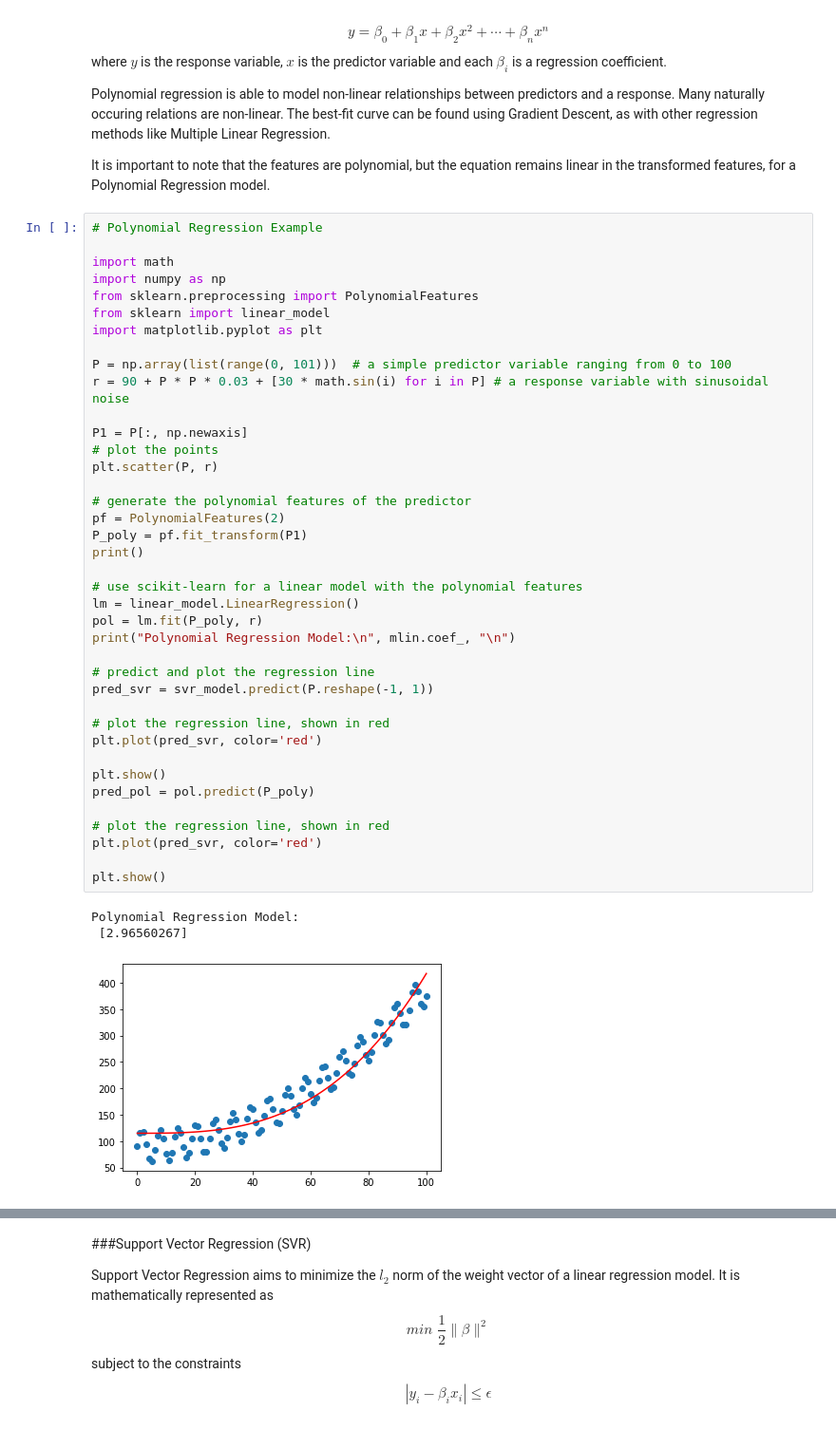
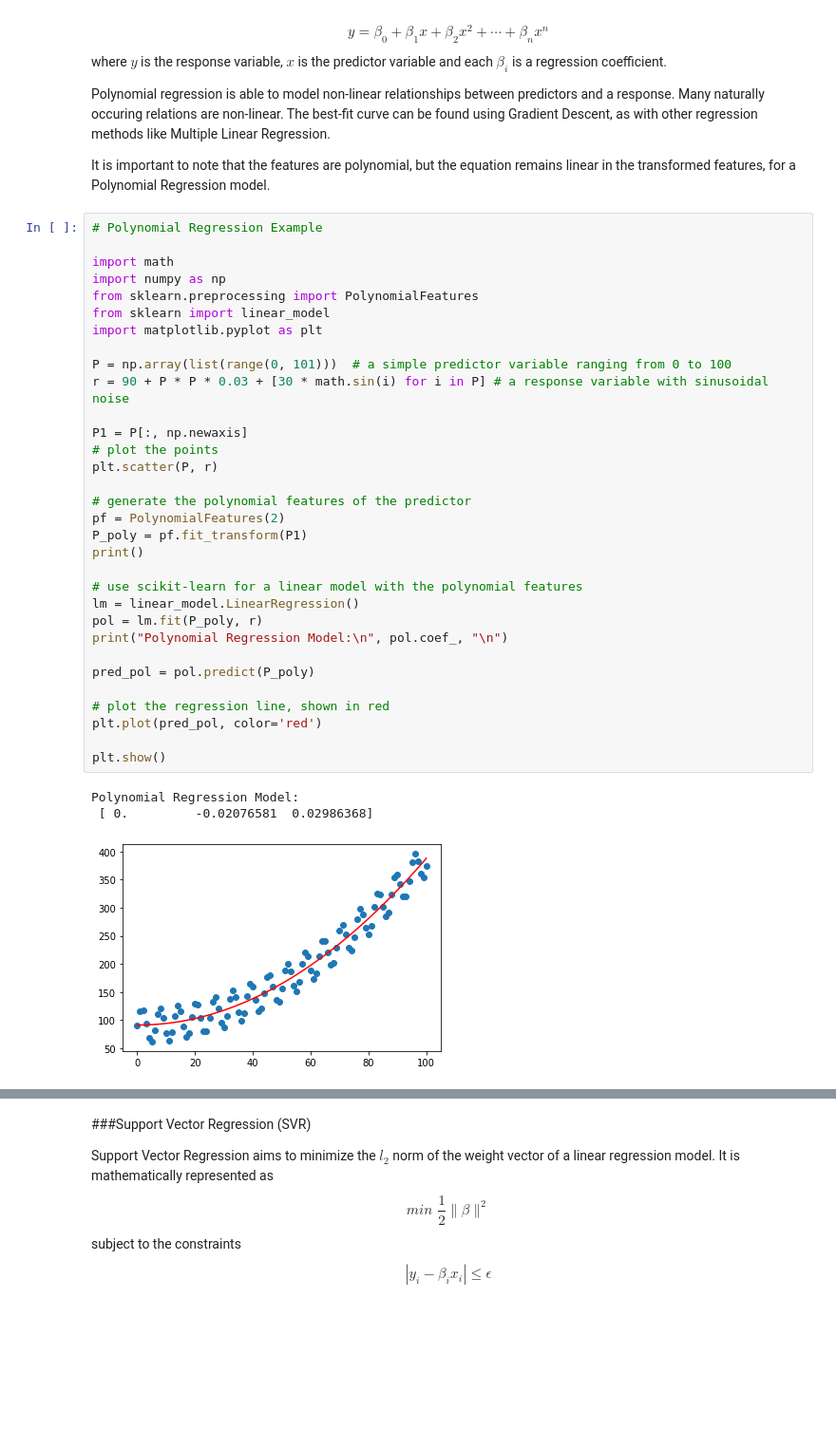
Before and after one commit to Amogh13246831/MLstuff, a Jupyter notebook: regression/Non-Linear Regression Techniques.ipynb, the cells around one changed output, grey strips where cells are left out. Shown at 95% size. Drawn from its saved outputs; the diff is of its cells as text; blank space fills up the shorter version.

```diff
--- a/regression/Non-Linear Regression Techniques.ipynb
+++ b/regression/Non-Linear Regression Techniques.ipynb
@@ -24,41 +24,34 @@ It is important to note that the features are polynomial, but the equation remai
 
 import math
 import numpy as np
 from sklearn.preprocessing import PolynomialFeatures
 from sklearn import linear_model
 import matplotlib.pyplot as plt
 
 P = np.array(list(range(0, 101)))  # a simple predictor variable ranging from 0 to 100
 r = 90 + P * P * 0.03 + [30 * math.sin(i) for i in P] # a response variable with sinusoidal noise
 
 P1 = P[:, np.newaxis]
 # plot the points
 plt.scatter(P, r)
 
 # generate the polynomial features of the predictor
 pf = PolynomialFeatures(2)
 P_poly = pf.fit_transform(P1)
 print()
 
 # use scikit-learn for a linear model with the polynomial features
 lm = linear_model.LinearRegression()
 pol = lm.fit(P_poly, r)
-print("Polynomial Regression Model:\n", mlin.coef_, "\n")
+print("Polynomial Regression Model:\n", pol.coef_, "\n")
 
-# predict and plot the regression line
-pred_svr = svr_model.predict(P.reshape(-1, 1))
-
-# plot the regression line, shown in red
-plt.plot(pred_svr, color='red')
-
-plt.show()
 pred_pol = pol.predict(P_poly)
 
 # plot the regression line, shown in red
-plt.plot(pred_svr, color='red')
+plt.plot(pred_pol, color='red')
 
 plt.show()
 # %% [output]
 Polynomial Regression Model:
- [2.96560267]
+ [ 0.         -0.02076581  0.02986368]
-[figure, old version]
+[figure, new version]
```
Also changed, not shown: parts of 2 cells of this notebook.
